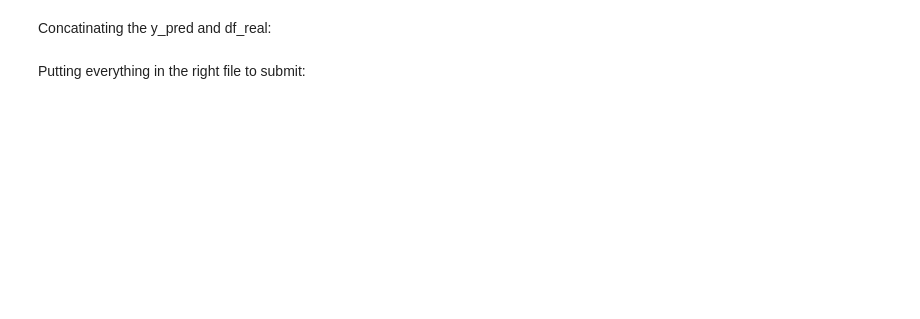
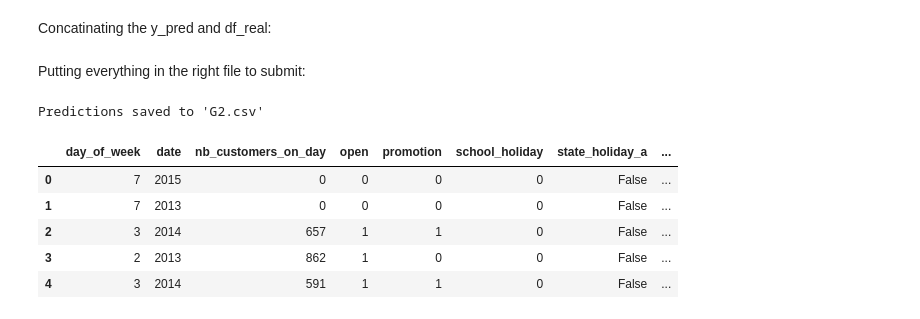
Before and after one commit to Infantdebil/IronKaggle, a Jupyter notebook: main_clean.ipynb, the cells around one changed output. Drawn from its saved outputs; the diff is of its cells as text; code cells hidden in the pictures; blank space fills up the shorter version.

```diff
--- a/main_clean.ipynb
+++ b/main_clean.ipynb
@@ -251,11 +245,11 @@ from sklearn.ensemble import RandomForestRegressor
 from sklearn.metrics import r2_score
 
 # Create and train the model
-df_sales__forrest = RandomForestRegressor(random_state=42)
-df_sales__forrest.fit(X_train, y_train)
+df_sales_forrest = RandomForestRegressor(random_state=42)
+df_sales_forrest.fit(X_train, y_train)
 
 # Make predictions on the validation set
-y_pred_forrest = df_sales__forrest.predict(X_test)
+y_pred_forrest = df_sales_forrest.predict(X_test)
 
 # Calculate R² to evaluate the model
 r2 = r2_score(y_test, y_pred_forrest)
@@ -385,5 +374,4 @@ SyntaxError: incomplete input (1882768531.py, line 1)
 Running the best model RandomForrest to predict our result:
 # %%
 # Make predictions on the validation set
-y_pred_forrest = df_sales__forrest.predict(df_sales_dummies_real)
-y_pred_forrest.head()
+y_pred_forrest = df_sales_forrest.predict(df_sales_dummies_real)
@@ -392,9 +378,22 @@ ValueError: X has 11 features, but RandomForestRegressor is expecting 10 feature
 # %% [markdown]
 Concatinating the y_pred and df_real:
 # %%
-df_real_final = pd.concat([y_pred_forrest, df_real], ignore_index=True)
+# df_real_final = pd.concat([y_pred_forrest, df_real], ignore_index=True)
+df_sales_dummies_real['predictions'] = y_pred_forrest
 # %% [markdown]
 Putting everything in the right file to submit:
 # %%
-df_real_final.to_csv('G1.csv', index=False)
+df_sales_dummies_real.to_csv('G2.csv', index=False)
 print("\nPredictions saved to 'G2.csv'")
+# %% [output]
+Predictions saved to 'G2.csv'
+# %%
+df_sales_dummies_real.describe
+df_sales_dummies_real.head()
+# %% [output]
+|  | day_of_week | date | nb_customers_on_day | open | promotion | school_holiday | state_holiday_a | ... |
+| 0 | 7 | 2015 | 0 | 0 | 0 | 0 | False | ... |
+| 1 | 7 | 2013 | 0 | 0 | 0 | 0 | False | ... |
+| 2 | 3 | 2014 | 657 | 1 | 1 | 0 | False | ... |
+| 3 | 2 | 2013 | 862 | 1 | 0 | 0 | False | ... |
+| 4 | 3 | 2014 | 591 | 1 | 1 | 0 | False | ... |
```
Also changed, not shown: parts of 11 cells of this notebook, 2 other files.
